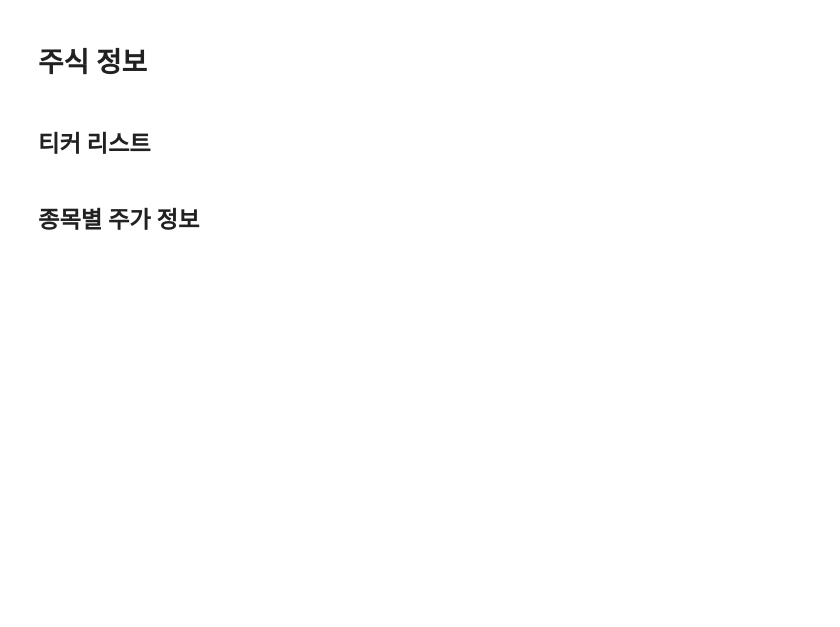
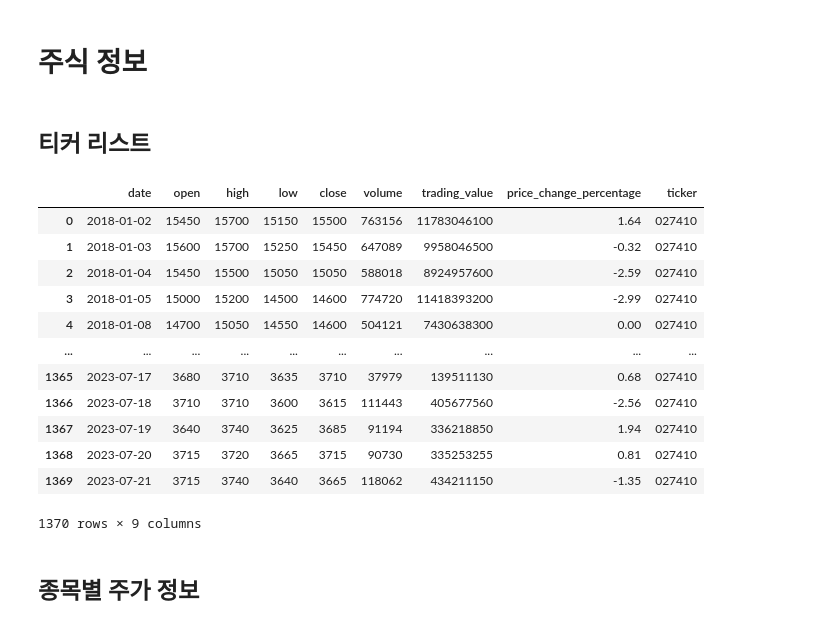
Before and after one commit to Unfinishedgod/finance_mlops, a Jupyter notebook: jupyter/kor_stock_initial.ipynb, the cells around one changed output. Drawn from its saved outputs; the diff is of its cells as text; code cells hidden in the pictures; blank space fills up the shorter version.

```diff
--- a/jupyter/kor_stock_initial.ipynb
+++ b/jupyter/kor_stock_initial.ipynb
@@ -55,7 +55,8 @@ engine = create_engine(f'postgresql+psycopg2://{username}:{password}@{host}:5432
 now = datetime.now()
 today_date1 = now.strftime('%Y%m%d')
 # start_date = '20180101'
-start_date = '20230701'
+start_date = '20180101'
+today_date1 = '20230721'
 # %% [markdown]
 # 주식 정보
 # %% [markdown]
@@ -97,6 +98,28 @@ blob = bucket.blob(destination_blob_name)
 blob.upload_from_filename(source_file_name)
 
 kor_ticker_list = kor_ticker_list_df['ticker']
+# %%
+
+df_raw = stock.get_market_ohlcv(start_date, today_date1, '027410')
+df_raw = df_raw.reset_index()
+df_raw['ticker'] = '027410'
+df_raw.columns = ['date', 'open', 'high', 'low', 'close', 'volume', 'trading_value', 'price_change_percentage', 'ticker']
+# %%
+df_raw
+# %% [output]
+|  | date | open | high | low | close | volume | trading_value | price_change_percentage | ticker |
+| 0 | 2018-01-02 | 15450 | 15700 | 15150 | 15500 | 763156 | 11783046100 | 1.64 | 027410 |
+| 1 | 2018-01-03 | 15600 | 15700 | 15250 | 15450 | 647089 | 9958046500 | -0.32 | 027410 |
+| 2 | 2018-01-04 | 15450 | 15500 | 15050 | 15050 | 588018 | 8924957600 | -2.59 | 027410 |
+| 3 | 2018-01-05 | 15000 | 15200 | 14500 | 14600 | 774720 | 11418393200 | -2.99 | 027410 |
+| 4 | 2018-01-08 | 14700 | 15050 | 14550 | 14600 | 504121 | 7430638300 | 0.00 | 027410 |
+| ... | ... | ... | ... | ... | ... | ... | ... | ... | ... |
+| 1365 | 2023-07-17 | 3680 | 3710 | 3635 | 3710 | 37979 | 139511130 | 0.68 | 027410 |
+| 1366 | 2023-07-18 | 3710 | 3710 | 3600 | 3615 | 111443 | 405677560 | -2.56 | 027410 |
+| 1367 | 2023-07-19 | 3640 | 3740 | 3625 | 3685 | 91194 | 336218850 | 1.94 | 027410 |
+| 1368 | 2023-07-20 | 3715 | 3720 | 3665 | 3715 | 90730 | 335253255 | 0.81 | 027410 |
+| 1369 | 2023-07-21 | 3715 | 3740 | 3640 | 3665 | 118062 | 434211150 | -1.35 | 027410 |
+1370 rows × 9 columns
 # %% [markdown]
 ## 종목별 주가 정보
 # %%
```
Also changed, not shown: 6 other files.
